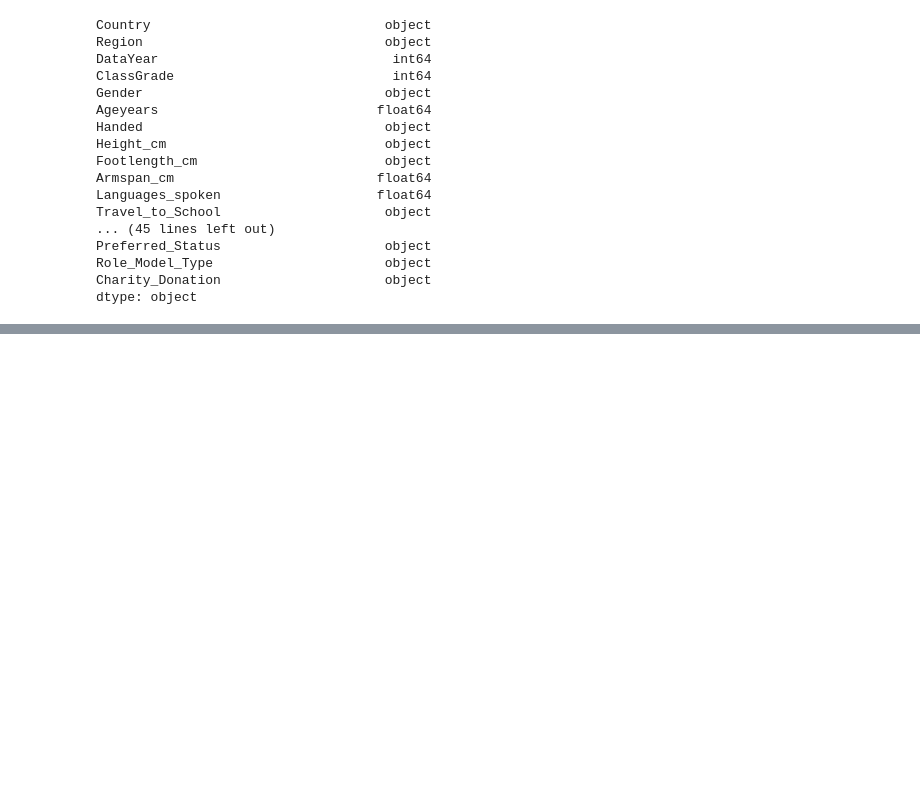
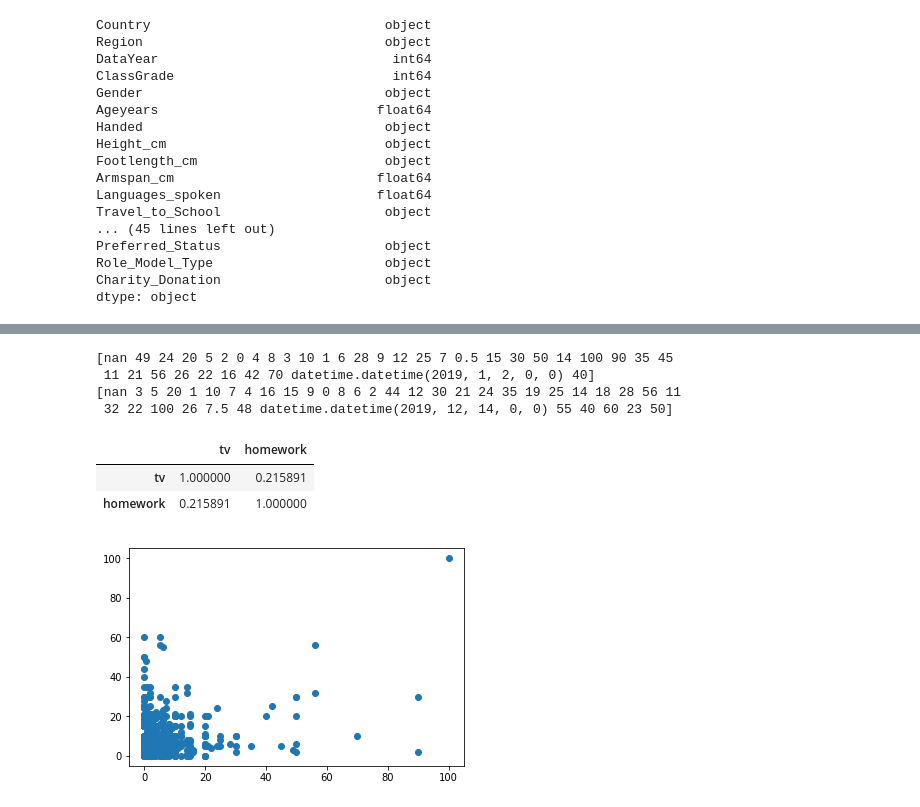
Before and after one commit to ellaedmonds/datascience, a Jupyter notebook: schooldata.ipynb, the cells around one changed output, grey strips where cells are left out. Saved outputs shown, nothing was run; the diff lists cells and outputs as text; code cells hidden in the pictures; blank space fills up the shorter version.

```diff
--- a/schooldata.ipynb
+++ b/schooldata.ipynb
@@ -108,0 +139,24 @@ dtype: object
+# %%
+dfhours.columns = ['tv', 'homework']
+# %%
+print(dfhours.tv.unique())
+print(dfhours.homework.unique())
+# %% [output]
+[nan 49 24 20 5 2 0 4 8 3 10 1 6 28 9 12 25 7 0.5 15 30 50 14 100 90 35 45
+ 11 21 56 26 22 16 42 70 datetime.datetime(2019, 1, 2, 0, 0) 40]
+[nan 3 5 20 1 10 7 4 16 15 9 0 8 6 2 44 12 30 21 24 35 19 25 14 18 28 56 11
+ 32 22 100 26 7.5 48 datetime.datetime(2019, 12, 14, 0, 0) 55 40 60 23 50]
+# %%
+dfhours.tv = pd.to_numeric(dfhours.tv, errors='coerce')
+dfhours.homework = pd.to_numeric(dfhours.homework, errors='coerce')
+# %%
+dfhours.corr()
+# %% [output]
+|  | tv | homework |
+| tv | 1.000000 | 0.215891 |
+| homework | 0.215891 | 1.000000 |
+# %%
+plt.scatter(dfhours.tv, dfhours.homework)
+plt.show()
+# %% [output]
+[figure, added]
```
Also changed, not shown: parts of 8 cells of this notebook.
